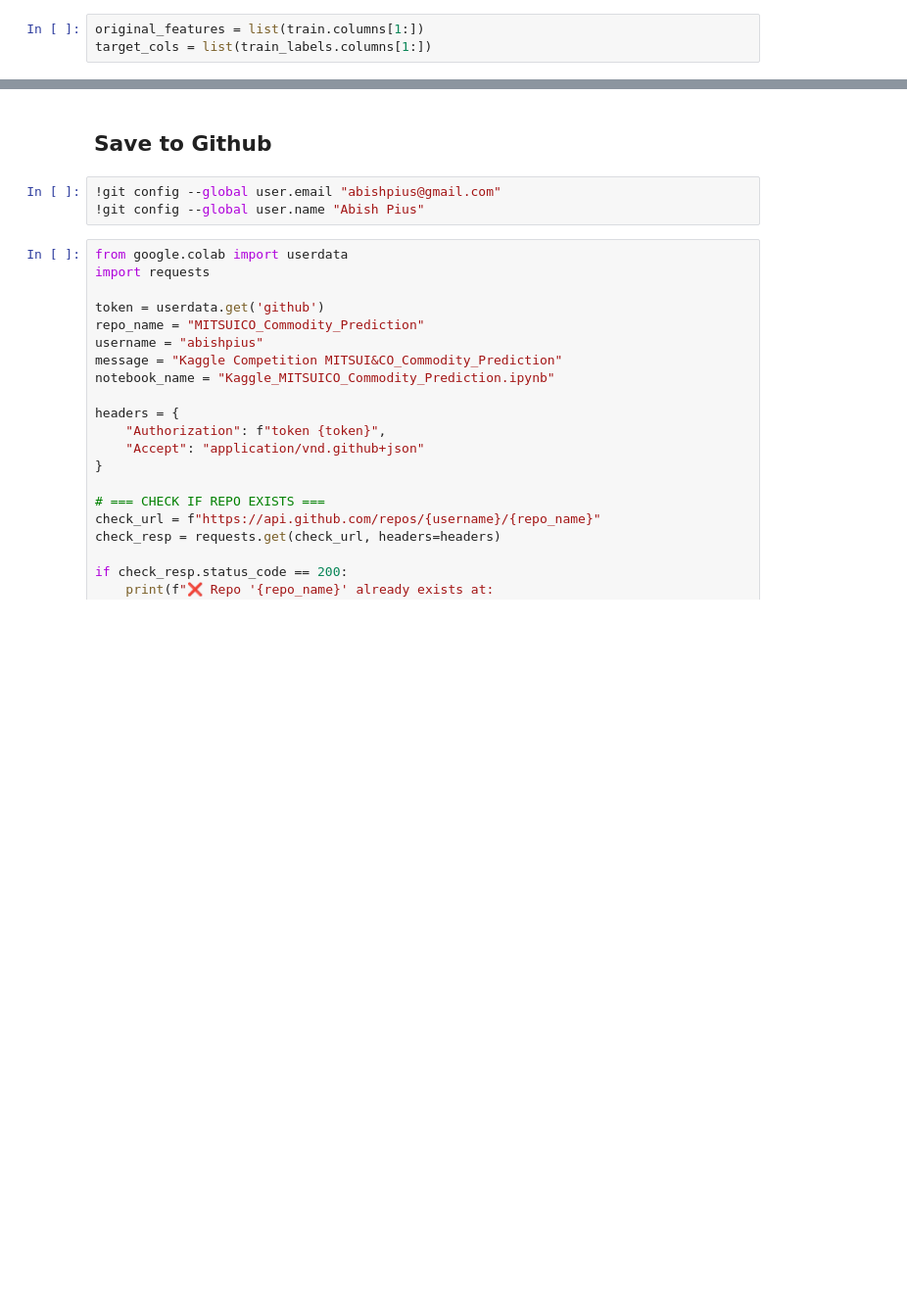
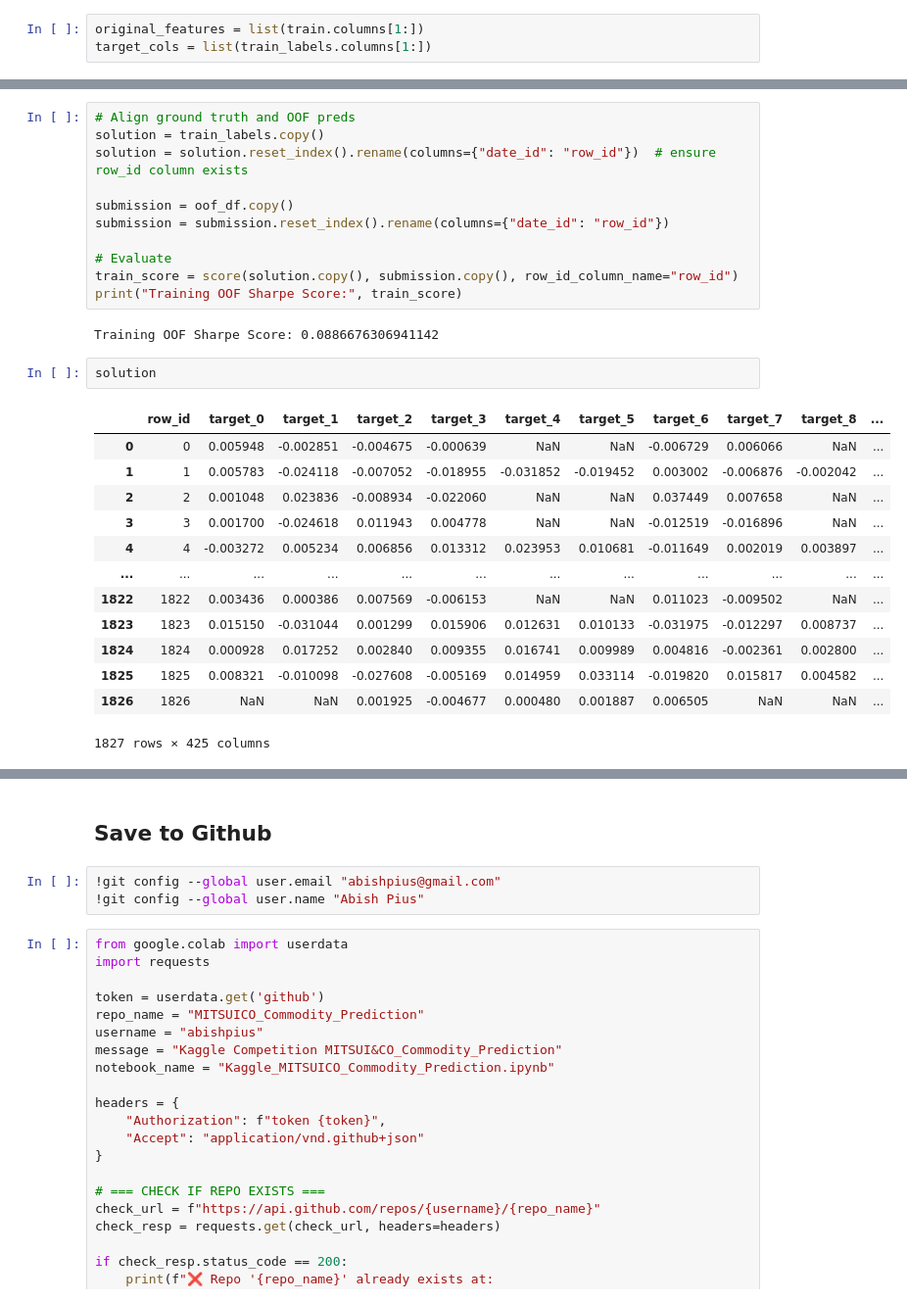
Before and after one commit to abishpius/MITSUICO_Commodity_Prediction, a Jupyter notebook: Kaggle_MITSUICO_Commodity_Prediction.ipynb, the cells around one changed output, grey strips where cells are left out. Shown at 98% size. Drawn from its saved outputs; the diff is of its cells as text; blank space fills up the shorter version.

```diff
--- a/Kaggle_MITSUICO_Commodity_Prediction.ipynb
+++ b/Kaggle_MITSUICO_Commodity_Prediction.ipynb
@@ -329,0 +425,29 @@ linear_regression_model_cv_training( training_df.copy(), original_features + ['t
+# %%
+# Align ground truth and OOF preds
+solution = train_labels.copy()
+solution = solution.reset_index().rename(columns={"date_id": "row_id"})  # ensure row_id column exists
+
+submission = oof_df.copy()
+submission = submission.reset_index().rename(columns={"date_id": "row_id"})
+
+# Evaluate
+train_score = score(solution.copy(), submission.copy(), row_id_column_name="row_id")
+print("Training OOF Sharpe Score:", train_score)
+# %% [output]
+Training OOF Sharpe Score: 0.0886676306941142
+# %%
+solution
+# %% [output]
+|  | row_id | target_0 | target_1 | target_2 | target_3 | target_4 | target_5 | target_6 | target_7 | target_8 | ... |
+| 0 | 0 | 0.005948 | -0.002851 | -0.004675 | -0.000639 | NaN | NaN | -0.006729 | 0.006066 | NaN | ... |
+| 1 | 1 | 0.005783 | -0.024118 | -0.007052 | -0.018955 | -0.031852 | -0.019452 | 0.003002 | -0.006876 | -0.002042 | ... |
+| 2 | 2 | 0.001048 | 0.023836 | -0.008934 | -0.022060 | NaN | NaN | 0.037449 | 0.007658 | NaN | ... |
+| 3 | 3 | 0.001700 | -0.024618 | 0.011943 | 0.004778 | NaN | NaN | -0.012519 | -0.016896 | NaN | ... |
+| 4 | 4 | -0.003272 | 0.005234 | 0.006856 | 0.013312 | 0.023953 | 0.010681 | -0.011649 | 0.002019 | 0.003897 | ... |
+| ... | ... | ... | ... | ... | ... | ... | ... | ... | ... | ... | ... |
+| 1822 | 1822 | 0.003436 | 0.000386 | 0.007569 | -0.006153 | NaN | NaN | 0.011023 | -0.009502 | NaN | ... |
+| 1823 | 1823 | 0.015150 | -0.031044 | 0.001299 | 0.015906 | 0.012631 | 0.010133 | -0.031975 | -0.012297 | 0.008737 | ... |
+| 1824 | 1824 | 0.000928 | 0.017252 | 0.002840 | 0.009355 | 0.016741 | 0.009989 | 0.004816 | -0.002361 | 0.002800 | ... |
+| 1825 | 1825 | 0.008321 | -0.010098 | -0.027608 | -0.005169 | 0.014959 | 0.033114 | -0.019820 | 0.015817 | 0.004582 | ... |
+| 1826 | 1826 | NaN | NaN | 0.001925 | -0.004677 | 0.000480 | 0.001887 | 0.006505 | NaN | NaN | ... |
+1827 rows × 425 columns
```
Also changed, not shown: parts of 16 cells of this notebook.
